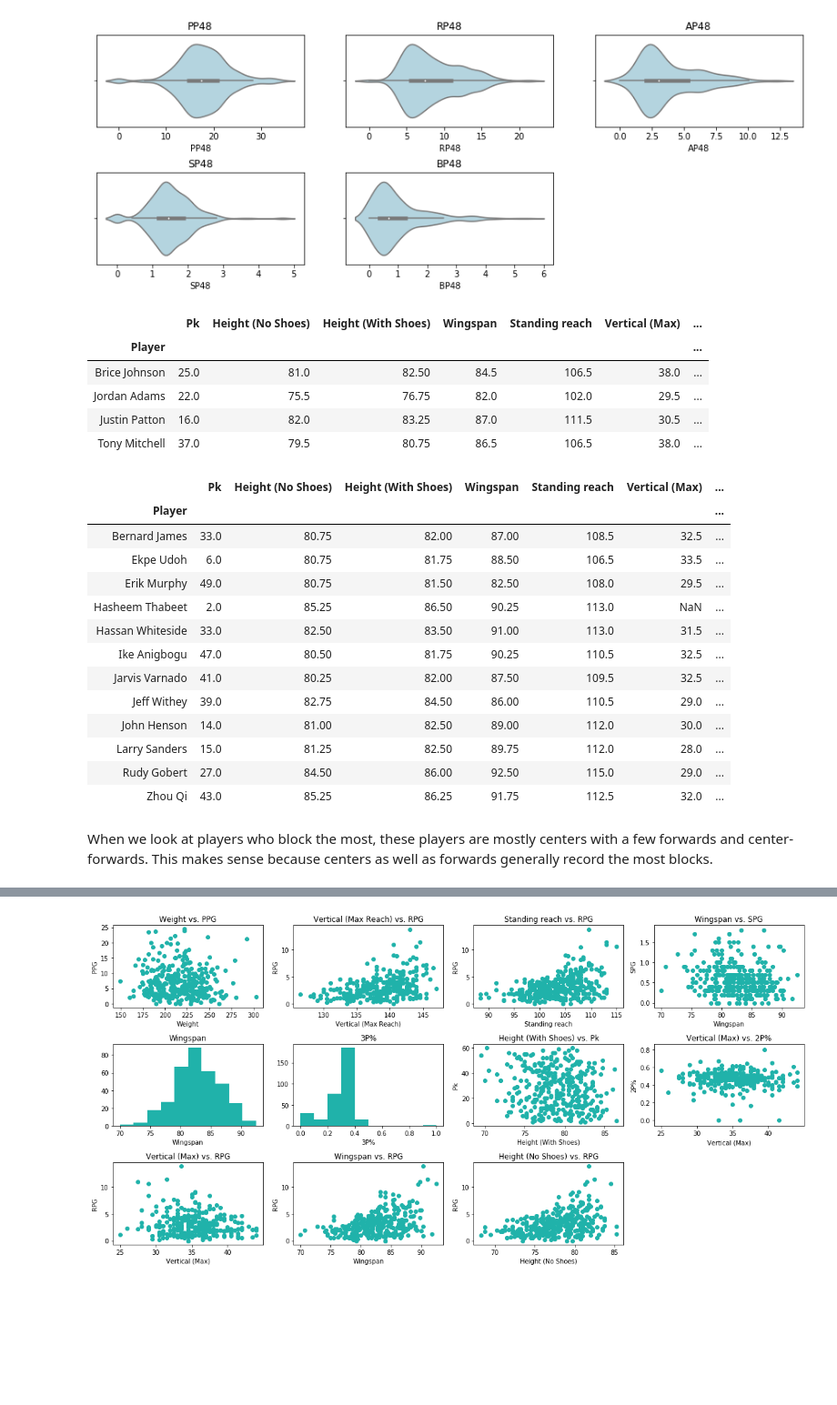
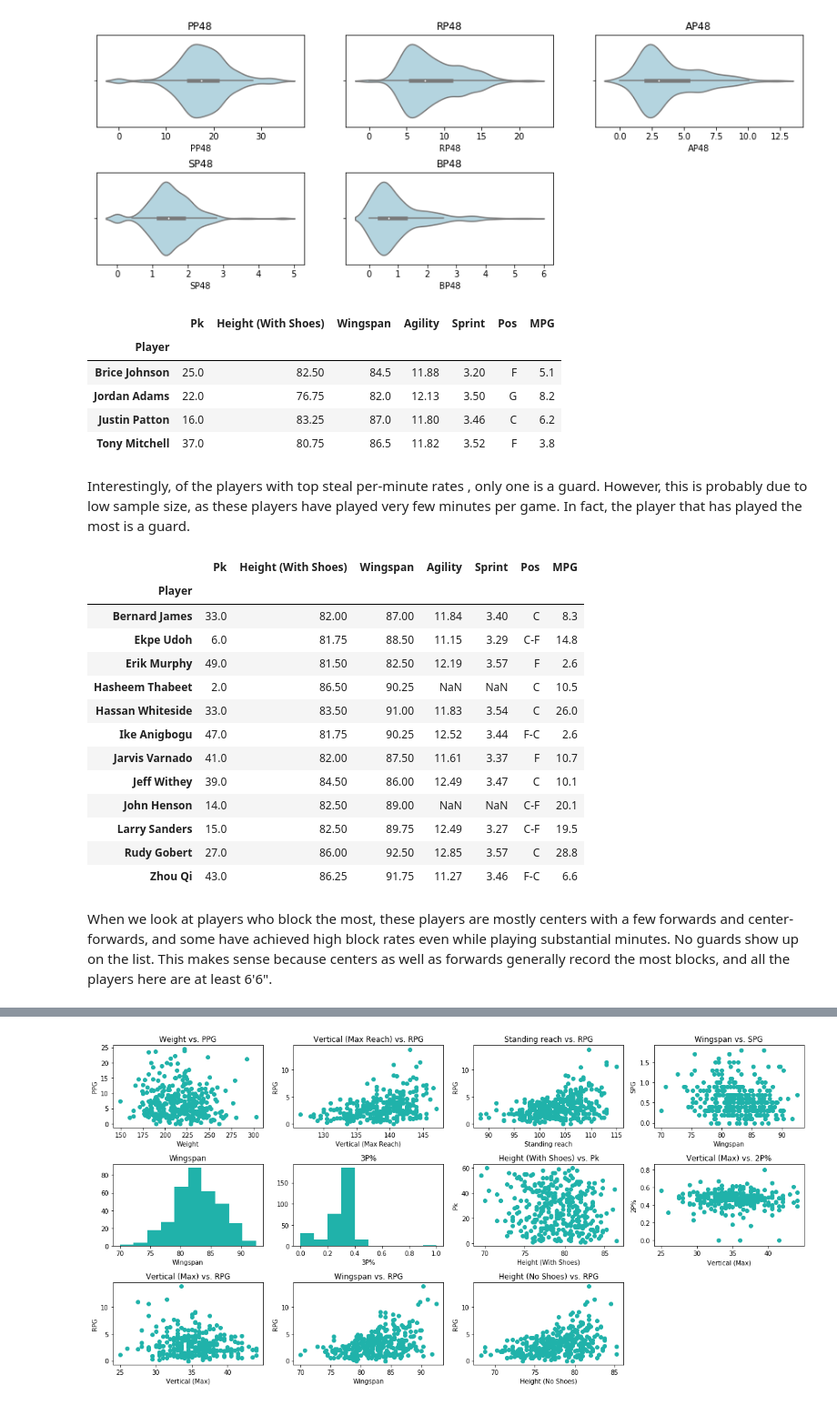
Before and after one commit to jrtran/stats131group7, a Jupyter notebook: combine_careers_eda_complete_8_10am.ipynb, the cells around one changed output, grey strips where cells are left out. Shown at 91% size. Drawn from its saved outputs; the diff is of its cells as text; code cells hidden in the pictures; blank space fills up the shorter version.

```diff
--- a/combine_careers_eda_complete_8_10am.ipynb
+++ b/combine_careers_eda_complete_8_10am.ipynb
@@ -496,30 +499,32 @@ plt.show()
 # %% [output]
 [figure]
 # %%
-cc[cc["SP48"]>3]
+cc[cc["SP48"]>3][['Pk', 'Height (With Shoes)', 'Wingspan', 'Agility', 'Sprint', 'Pos', 'MPG']]
 # %% [output]
-|  | Pk | Height (No Shoes) | Height (With Shoes) | Wingspan | Standing reach | Vertical (Max) | ... |
-| Player |  |  |  |  |  |  | ... |
-| Brice Johnson | 25.0 | 81.0 | 82.50 | 84.5 | 106.5 | 38.0 | ... |
-| Jordan Adams | 22.0 | 75.5 | 76.75 | 82.0 | 102.0 | 29.5 | ... |
-| Justin Patton | 16.0 | 82.0 | 83.25 | 87.0 | 111.5 | 30.5 | ... |
-| Tony Mitchell | 37.0 | 79.5 | 80.75 | 86.5 | 106.5 | 38.0 | ... |
+|  | Pk | Height (With Shoes) | Wingspan | Agility | Sprint | Pos | MPG |
+| Player |  |  |  |  |  |  |  |
+| Brice Johnson | 25.0 | 82.50 | 84.5 | 11.88 | 3.20 | F | 5.1 |
+| Jordan Adams | 22.0 | 76.75 | 82.0 | 12.13 | 3.50 | G | 8.2 |
+| Justin Patton | 16.0 | 83.25 | 87.0 | 11.80 | 3.46 | C | 6.2 |
+| Tony Mitchell | 37.0 | 80.75 | 86.5 | 11.82 | 3.52 | F | 3.8 |
+# %% [markdown]
+Interestingly, of the players with top steal per-minute rates , only one is a guard. However, this is probably due to low sample size, as these players have played very few minutes per game. In fact, the player that has played the most is a guard.
 # %%
-cc[cc["BP48"]>3.5]
+cc[cc["BP48"]>3.5][['Pk', 'Height (With Shoes)', 'Wingspan', 'Agility', 'Sprint', 'Pos', 'MPG']]
 # %% [output]
-|  | Pk | Height (No Shoes) | Height (With Shoes) | Wingspan | Standing reach | Vertical (Max) | ... |
-| Player |  |  |  |  |  |  | ... |
-| Bernard James | 33.0 | 80.75 | 82.00 | 87.00 | 108.5 | 32.5 | ... |
-| Ekpe Udoh | 6.0 | 80.75 | 81.75 | 88.50 | 106.5 | 33.5 | ... |
-| Erik Murphy | 49.0 | 80.75 | 81.50 | 82.50 | 108.0 | 29.5 | ... |
-| Hasheem Thabeet | 2.0 | 85.25 | 86.50 | 90.25 | 113.0 | NaN | ... |
-| Hassan Whiteside | 33.0 | 82.50 | 83.50 | 91.00 | 113.0 | 31.5 | ... |
-| Ike Anigbogu | 47.0 | 80.50 | 81.75 | 90.25 | 110.5 | 32.5 | ... |
-| Jarvis Varnado | 41.0 | 80.25 | 82.00 | 87.50 | 109.5 | 32.5 | ... |
-| Jeff Withey | 39.0 | 82.75 | 84.50 | 86.00 | 110.5 | 29.0 | ... |
-| John Henson | 14.0 | 81.00 | 82.50 | 89.00 | 112.0 | 30.0 | ... |
-| Larry Sanders | 15.0 | 81.25 | 82.50 | 89.75 | 112.0 | 28.0 | ... |
-| Rudy Gobert | 27.0 | 84.50 | 86.00 | 92.50 | 115.0 | 29.0 | ... |
-| Zhou Qi | 43.0 | 85.25 | 86.25 | 91.75 | 112.5 | 32.0 | ... |
+|  | Pk | Height (With Shoes) | Wingspan | Agility | Sprint | Pos | MPG |
+| Player |  |  |  |  |  |  |  |
+| Bernard James | 33.0 | 82.00 | 87.00 | 11.84 | 3.40 | C | 8.3 |
+| Ekpe Udoh | 6.0 | 81.75 | 88.50 | 11.15 | 3.29 | C-F | 14.8 |
+| Erik Murphy | 49.0 | 81.50 | 82.50 | 12.19 | 3.57 | F | 2.6 |
+| Hasheem Thabeet | 2.0 | 86.50 | 90.25 | NaN | NaN | C | 10.5 |
+| Hassan Whiteside | 33.0 | 83.50 | 91.00 | 11.83 | 3.54 | C | 26.0 |
+| Ike Anigbogu | 47.0 | 81.75 | 90.25 | 12.52 | 3.44 | F-C | 2.6 |
+| Jarvis Varnado | 41.0 | 82.00 | 87.50 | 11.61 | 3.37 | F | 10.7 |
+| Jeff Withey | 39.0 | 84.50 | 86.00 | 12.49 | 3.47 | C | 10.1 |
+| John Henson | 14.0 | 82.50 | 89.00 | NaN | NaN | C-F | 20.1 |
+| Larry Sanders | 15.0 | 82.50 | 89.75 | 12.49 | 3.27 | C-F | 19.5 |
+| Rudy Gobert | 27.0 | 86.00 | 92.50 | 12.85 | 3.57 | C | 28.8 |
+| Zhou Qi | 43.0 | 86.25 | 91.75 | 11.27 | 3.46 | F-C | 6.6 |
 # %% [markdown]
-When we look at players who block the most, these players are mostly centers with a few forwards and center-forwards. This makes sense because centers as well as forwards generally record the most blocks.
+When we look at players who block the most, these players are mostly centers with a few forwards and center-forwards, and some have achieved high block rates even while playing substantial minutes. No guards show up on the list. This makes sense because centers as well as forwards generally record the most blocks, and all the players here are at least 6'6".
```
Also changed, not shown: parts of 111 cells of this notebook.
